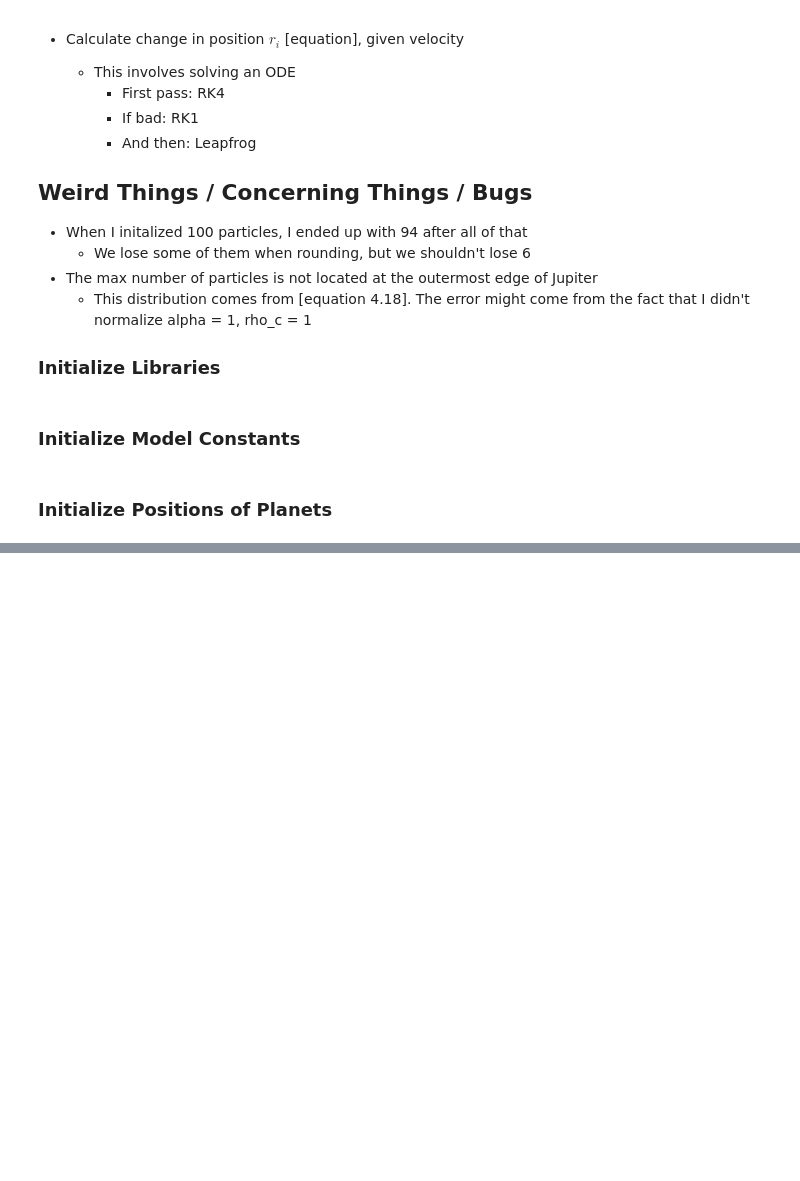
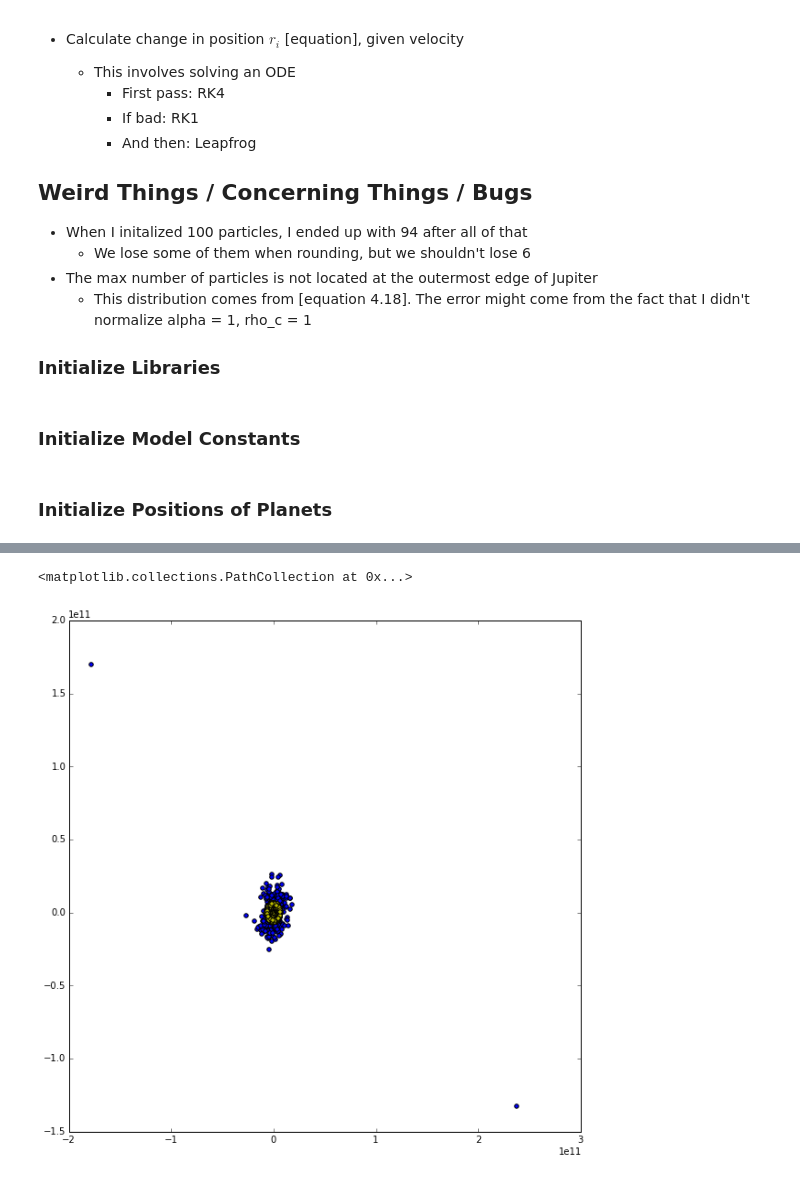
Before and after one commit to saichikine/Jupiter_SPH, a Jupyter notebook: main.ipynb, the cells around one changed output, grey strips where cells are left out. Saved outputs shown, nothing was run; the diff lists cells and outputs as text; code cells hidden in the pictures; blank space fills up the shorter version.

```diff
--- a/main.ipynb
+++ b/main.ipynb
@@ -154,0 +220,5 @@ plt.show()
+# %%
+xyDistributionOld = np.copy(xyDistribution)
+
+nbody_nb = nb.autojit(nbody)
+firstrun = nbody_nb(xyDistribution, velocityDistribution)
@@ -154,0 +235,7 @@ plt.show()
+# %%
+plt.figure(figsize=(10,10))
+plt.scatter(xyDistribution[:,0], xyDistribution[:,1], c='b')
+plt.scatter(xyDistributionOld[:,0], xyDistributionOld[:,1], c='y')
+# %% [output]
+<matplotlib.collections.PathCollection at 0x...>
+[figure, added]
```
Also changed, not shown: parts of 21 cells of this notebook, 1 other file.
